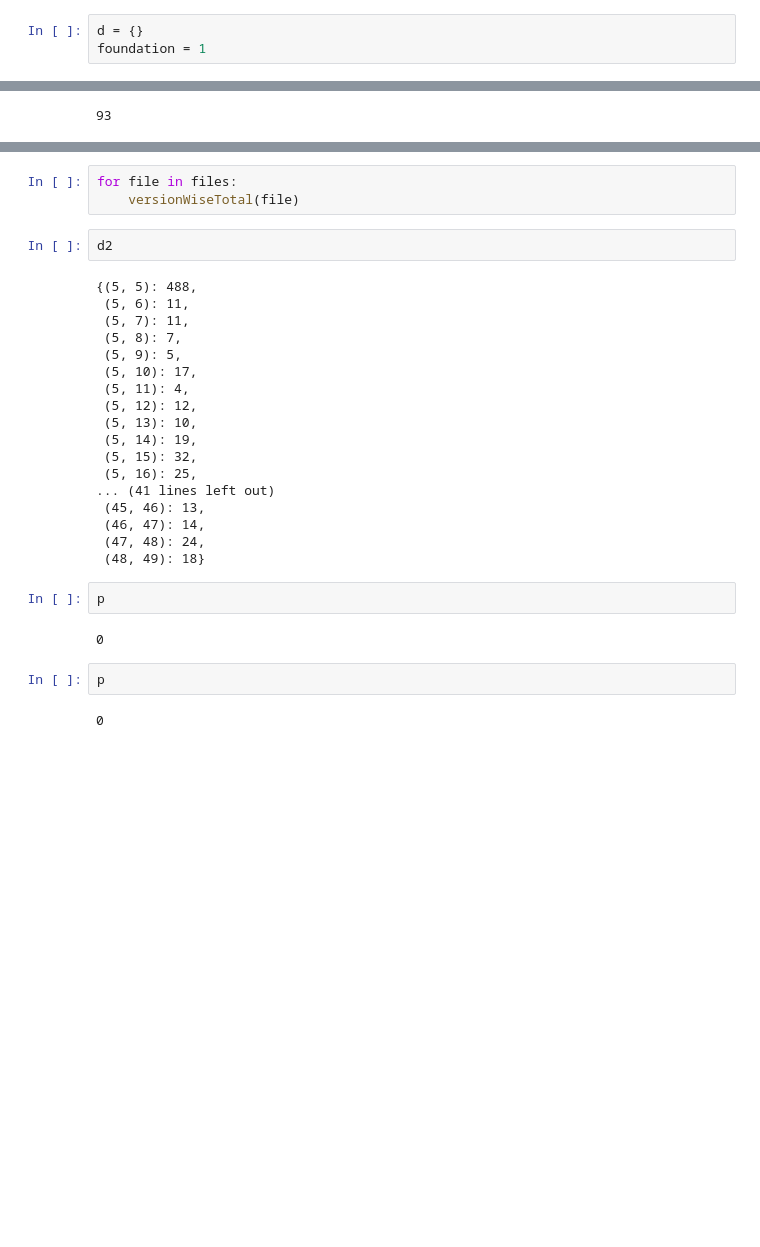
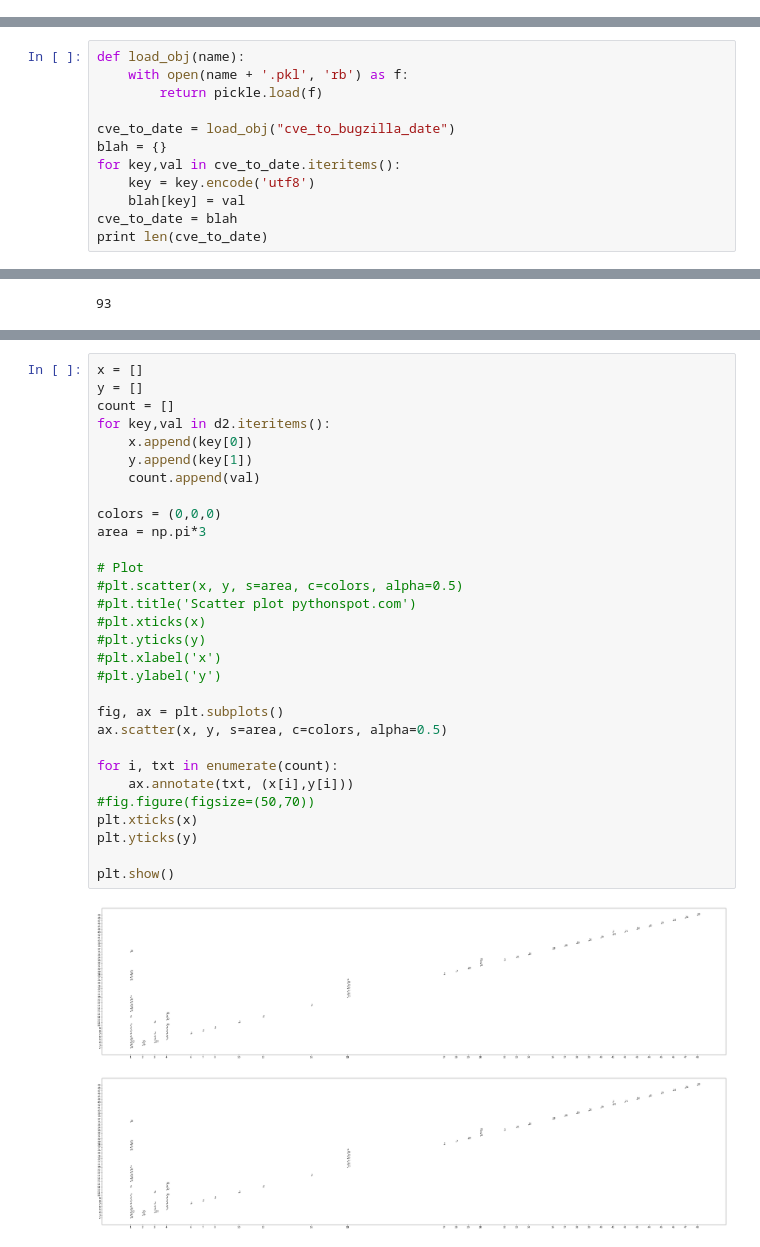
Before and after one commit to bala8/CSE-227, a Jupyter notebook: FirefoxCVEReader.ipynb, the cells around one changed output, grey strips where cells are left out. Cells and saved outputs as stored; diff of their text form; blank space fills up the shorter version.

```diff
--- a/FirefoxCVEReader.ipynb
+++ b/FirefoxCVEReader.ipynb
@@ -8,5 +9,2 @@ import csv
 # %%
 os.chdir('./Downloads')
-# %%
-d = {}
-foundation = 1
@@ -29,0 +11,12 @@ def foundationalTotal(filename,year):
+# %%
+def load_obj(name):
+    with open(name + '.pkl', 'rb') as f:
+        return pickle.load(f)
+
+cve_to_date = load_obj("cve_to_bugzilla_date")
+blah = {}
+for key,val in cve_to_date.iteritems():
+    key = key.encode('utf8')
+    blah[key] = val
+cve_to_date = blah
+print len(cve_to_date)
@@ -182,32 +340,34 @@ files = ['firefox2016.csv','firefox2015.csv', 'firefox2014.csv', 'firefox2013.cs
-# %%
-for file in files:
-    versionWiseTotal(file)
-# %%
-d2
-# %% [output]
-{(5, 5): 488,
- (5, 6): 11,
- (5, 7): 11,
- (5, 8): 7,
- (5, 9): 5,
- (5, 10): 17,
- (5, 11): 4,
- (5, 12): 12,
- (5, 13): 10,
- (5, 14): 19,
- (5, 15): 32,
- (5, 16): 25,
-... (41 lines left out)
- (45, 46): 13,
- (46, 47): 14,
- (47, 48): 24,
- (48, 49): 18}
-# %%
-p
-# %% [output]
-0
-# %%
-p
-# %% [output]
-0
+# %%
+x = []
+y = []
+count = []
+for key,val in d2.iteritems():
+    x.append(key[0])
+    y.append(key[1])
+    count.append(val)
+
+colors = (0,0,0)
+area = np.pi*3
+
+# Plot
+#plt.scatter(x, y, s=area, c=colors, alpha=0.5)
+#plt.title('Scatter plot pythonspot.com')
+#plt.xticks(x)
+#plt.yticks(y)
+#plt.xlabel('x')
+#plt.ylabel('y')
+
+fig, ax = plt.subplots()
+ax.scatter(x, y, s=area, c=colors, alpha=0.5)
+
+for i, txt in enumerate(count):
+    ax.annotate(txt, (x[i],y[i]))
+#fig.figure(figsize=(50,70))
+plt.xticks(x)
+plt.yticks(y)
+
+plt.show()
+# %% [output]
+[figure, added]
+[figure, added]
 # %%
```
Also changed, not shown: parts of 43 cells of this notebook.
